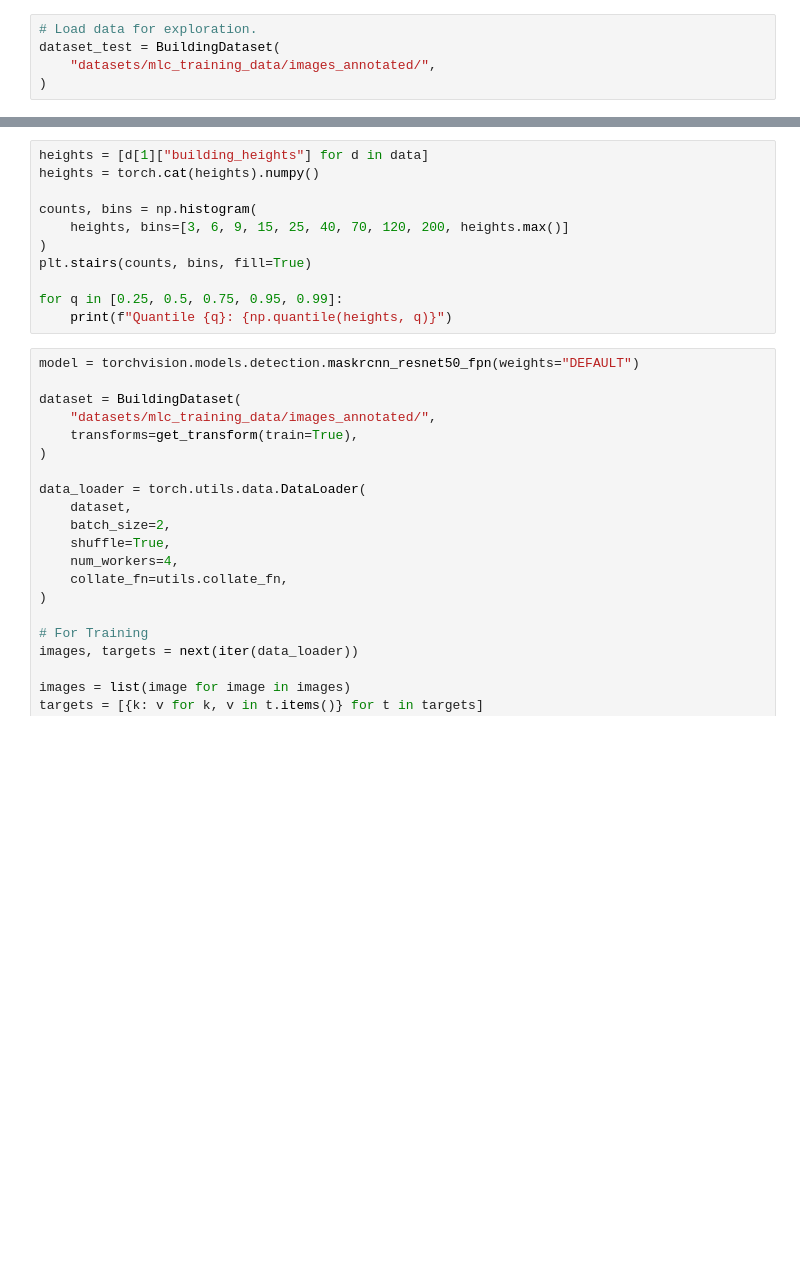
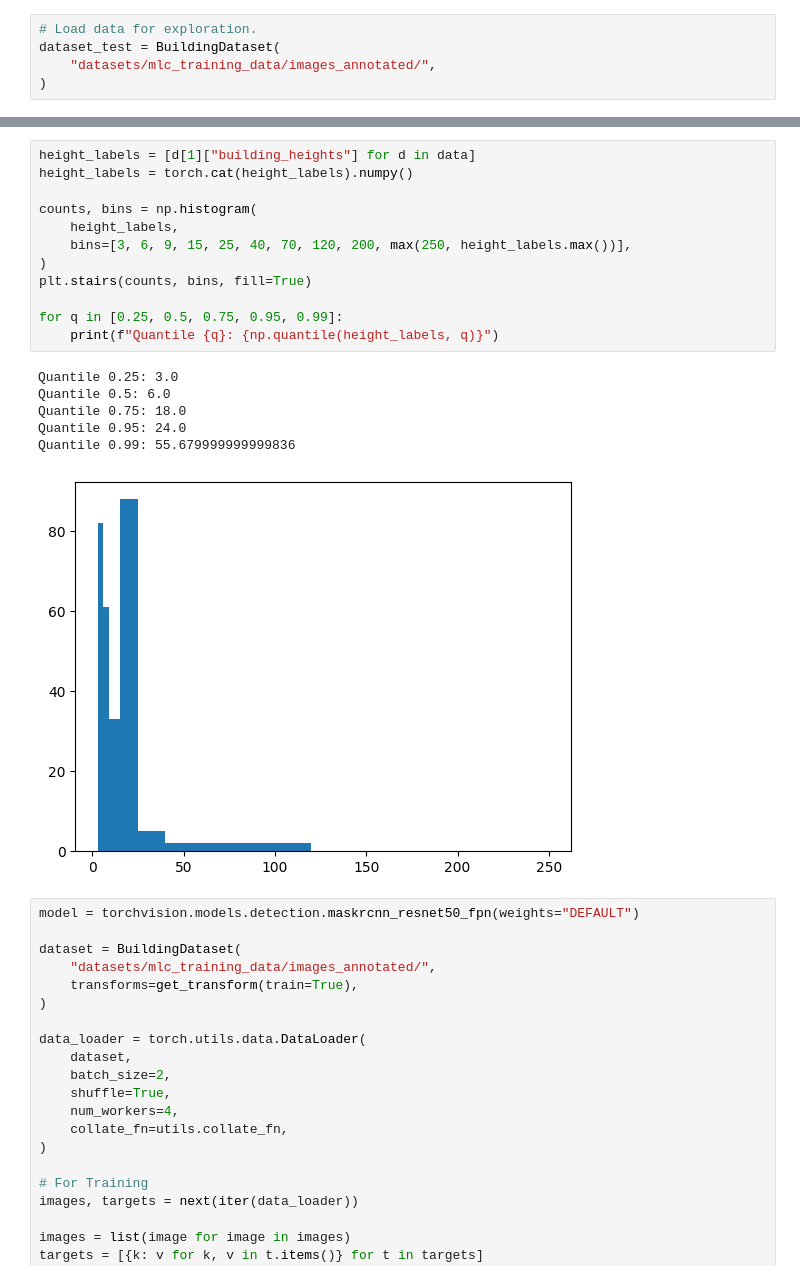
Before and after one commit to meddion/building_height_estimation, a Jupyter notebook: main.ipynb, the cells around one changed output, grey strips where cells are left out. Cells and saved outputs as stored; diff of their text form; blank space fills up the shorter version.

```diff
--- a/main.ipynb
+++ b/main.ipynb
@@ -44,14 +43,22 @@ show_segmentation(img, masks, boxes)
 # %%
-heights = [d[1]["building_heights"] for d in data]
-heights = torch.cat(heights).numpy()
+height_labels = [d[1]["building_heights"] for d in data]
+height_labels = torch.cat(height_labels).numpy()
 
 counts, bins = np.histogram(
-    heights, bins=[3, 6, 9, 15, 25, 40, 70, 120, 200, heights.max()]
+    height_labels,
+    bins=[3, 6, 9, 15, 25, 40, 70, 120, 200, max(250, height_labels.max())],
 )
 plt.stairs(counts, bins, fill=True)
 
 for q in [0.25, 0.5, 0.75, 0.95, 0.99]:
-    print(f"Quantile {q}: {np.quantile(heights, q)}")
+    print(f"Quantile {q}: {np.quantile(height_labels, q)}")
+# %% [output]
+Quantile 0.25: 3.0
+Quantile 0.5: 6.0
+Quantile 0.75: 18.0
+Quantile 0.95: 24.0
+Quantile 0.99: 55.679999999999836
+[figure, added]
 # %%
 model = torchvision.models.detection.maskrcnn_resnet50_fpn(weights="DEFAULT")
 
```
Also changed, not shown: parts of 4 cells of this notebook, 1 other file.
